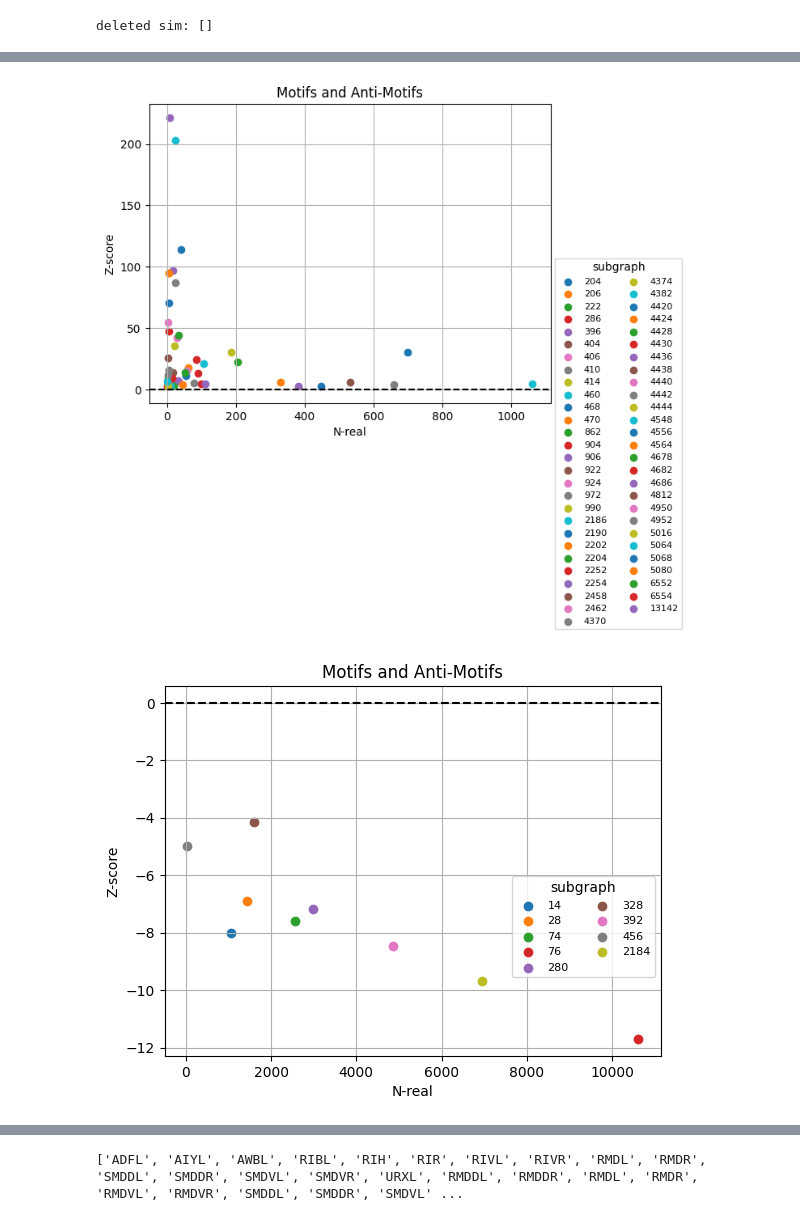
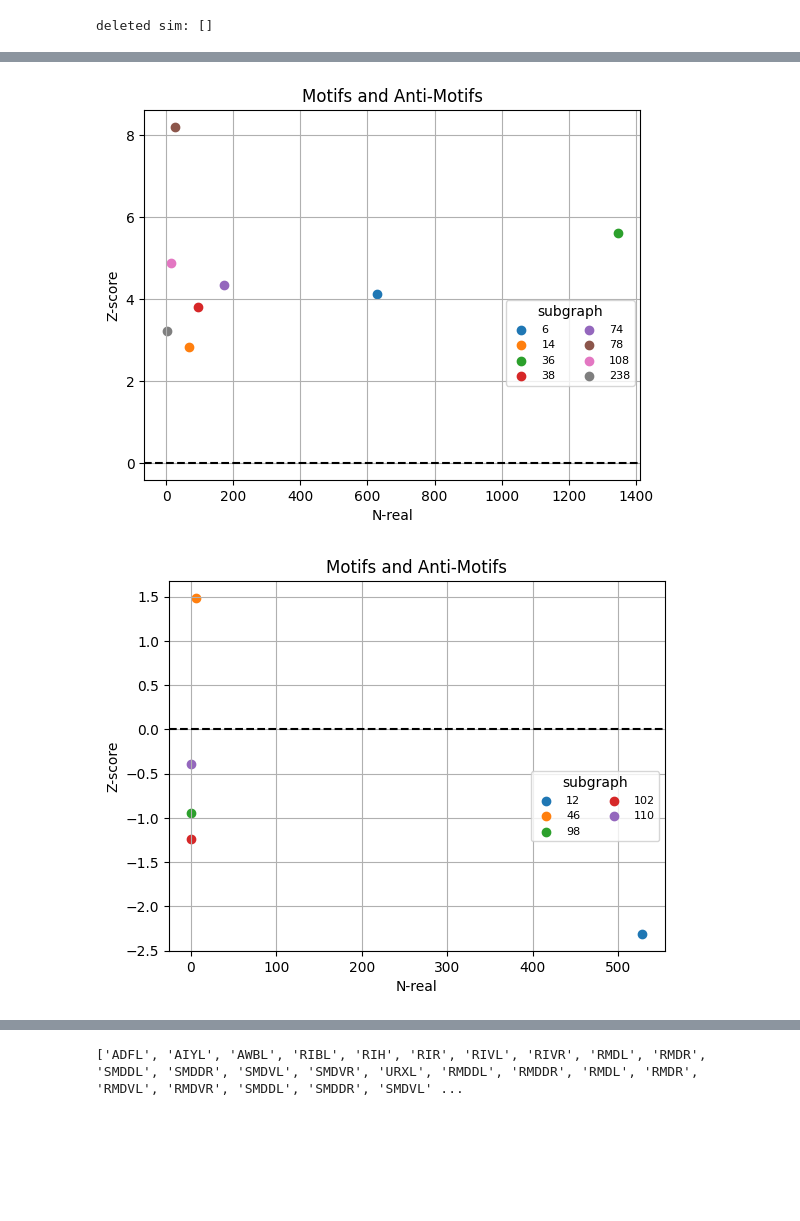
Before and after one commit to deangeckt/network_motifs, a Jupyter notebook: post_motif_analysis/motif_analysis.ipynb, the cells around one changed output, grey strips where cells are left out. Cells and saved outputs as stored; diff of their text form; code cells hidden in the pictures; blank space fills up the shorter version.

Commit message:
new flag - filter by nerve ring + new results

```diff
--- a/post_motif_analysis/motif_analysis.ipynb
+++ b/post_motif_analysis/motif_analysis.ipynb
@@ -20,8 +20,9 @@ from networks.network import Network
 # %%
 # data = import_results('results/cook_si2_herm_chem_k3_m5.bin')
 
-# 1st bio-randomizer (outside of the nerve-ring, the switch is allowed)
-# data = import_results('results/cook_si2_herm_all_k3_m5_bio_rand.bin')
+# nerve ring: bio-randomizer vs regular markov
+# data = import_results('results/pol_k3_m5_nerve_ring.bin')
+data = import_results('results/pol_k3_m5_nerve_ring_bio_rand.bin')
 
 
 # data = import_results('results/pol_k3_m5.bin')
@@ -32,7 +33,7 @@ from networks.network import Network
 # data = import_results('results/cook_si2_herm_chem_k4_m5.bin')
 # data = import_results('results/durbin_herm_chem_k4_m5.bin')
 # data = import_results('results/pol_k4_m10.bin')
-data = import_results('results/pol_k4_m5.bin')
+# data = import_results('results/pol_k4_m5.bin')
 
 # all: chem + gap
 # data = import_results('results/cook_si2_herm_all_k3_m5.bin') # feed forward isnt a motif! (but makes sense due to gap + chem)
@@ -377,9 +376,10 @@ none: 135/199
 # %%
 scatter_motifs(motifs_, False)
-scatter_motifs(anti_motifs_, False)
+# scatter_motifs(anti_motifs_, False)
+scatter_motifs(none_motifs_, False)
 # %% [output]
-[figure, old version]
+[figure, new version]
-[figure, old version]
+[figure, new version]
 # %%
 node = 'AVDR'
 neighbors = set()
```
Also changed, not shown: parts of 16 cells of this notebook, 12 other files.
